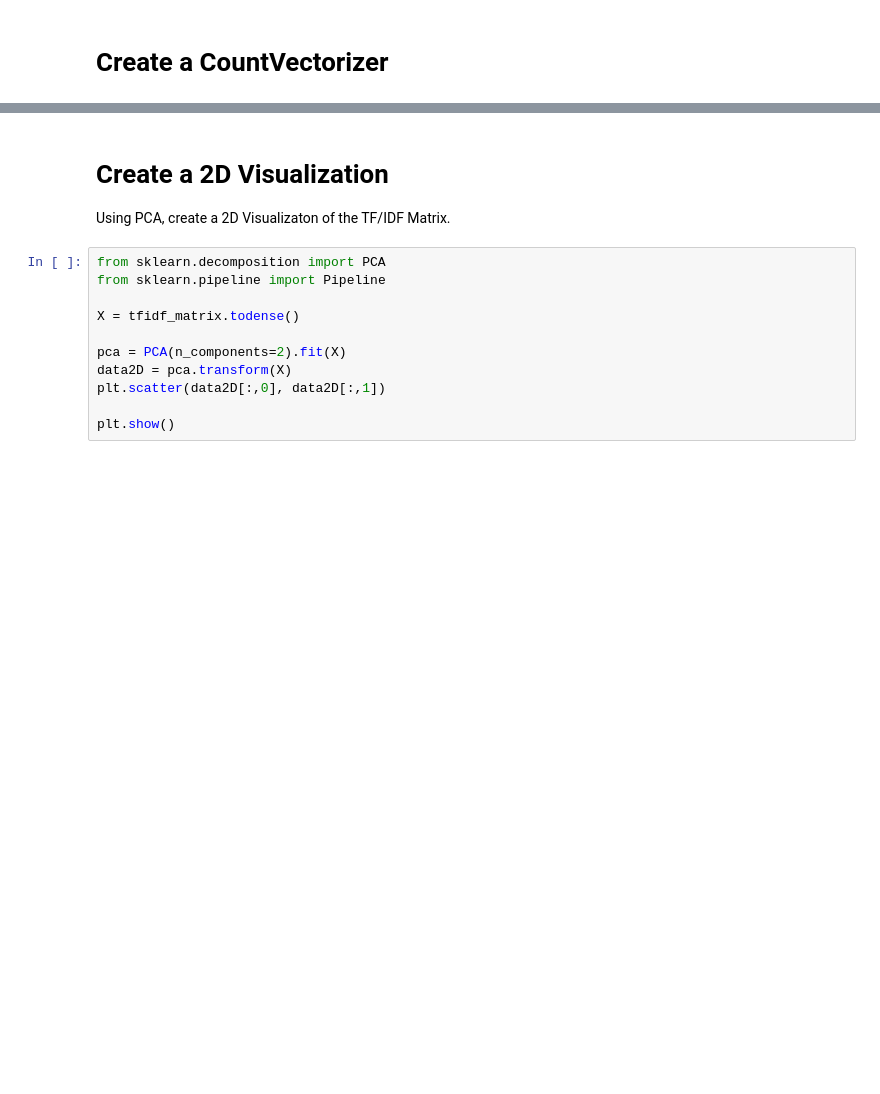
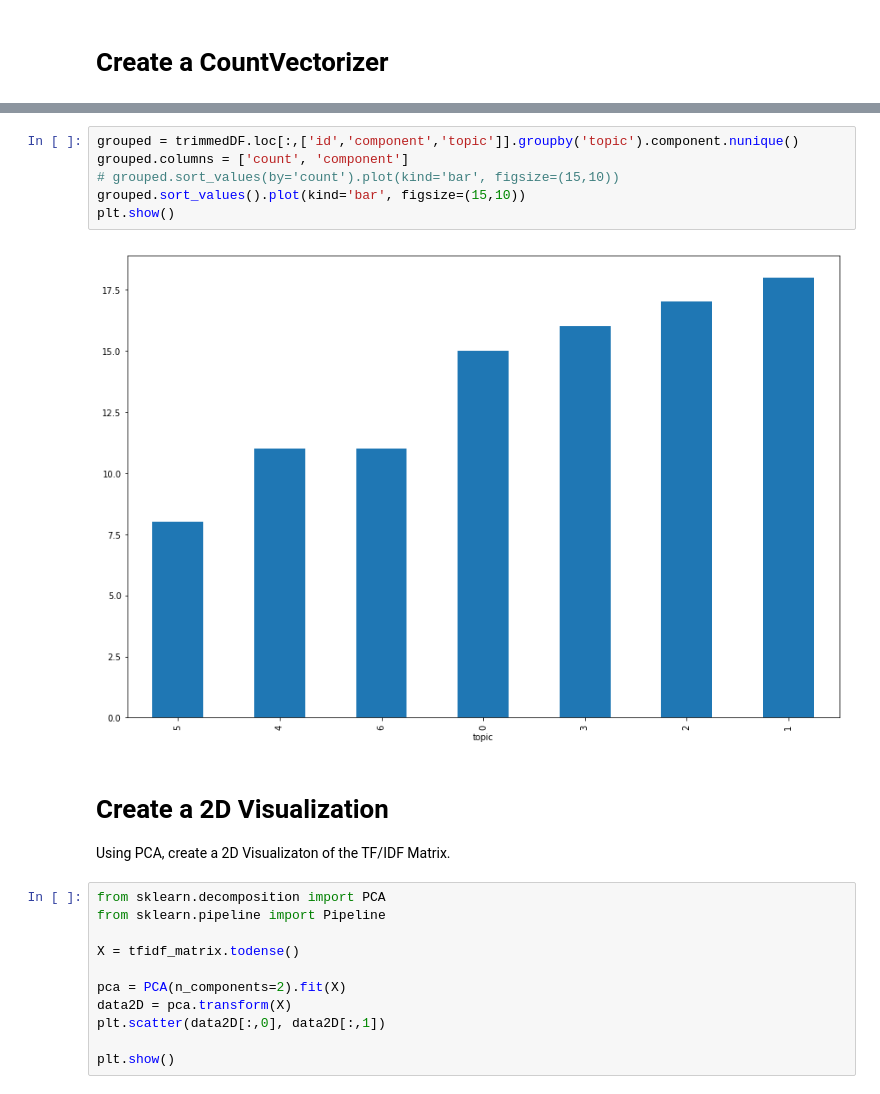
Before and after one commit to HSV-AI/bug-analysis, a Jupyter notebook: Papyrus Bugzilla Analysis.ipynb, the cells around one changed output, grey strips where cells are left out. Drawn from its saved outputs; the diff is of its cells as text; blank space fills up the shorter version.

```diff
--- a/Papyrus Bugzilla Analysis.ipynb
+++ b/Papyrus Bugzilla Analysis.ipynb
@@ -314,3 +305,11 @@ print(trimmedDF.loc[:,'text'].loc[[0]].values)
+# %%
+grouped = trimmedDF.loc[:,['id','component','topic']].groupby('topic').component.nunique()
+grouped.columns = ['count', 'component']
+# grouped.sort_values(by='count').plot(kind='bar', figsize=(15,10))
+grouped.sort_values().plot(kind='bar', figsize=(15,10))
+plt.show()
+# %% [output]
+[figure, added]
 # %% [markdown]
 # Create a 2D Visualization
 
```
Also changed, not shown: parts of 11 cells of this notebook, 2 other files.
